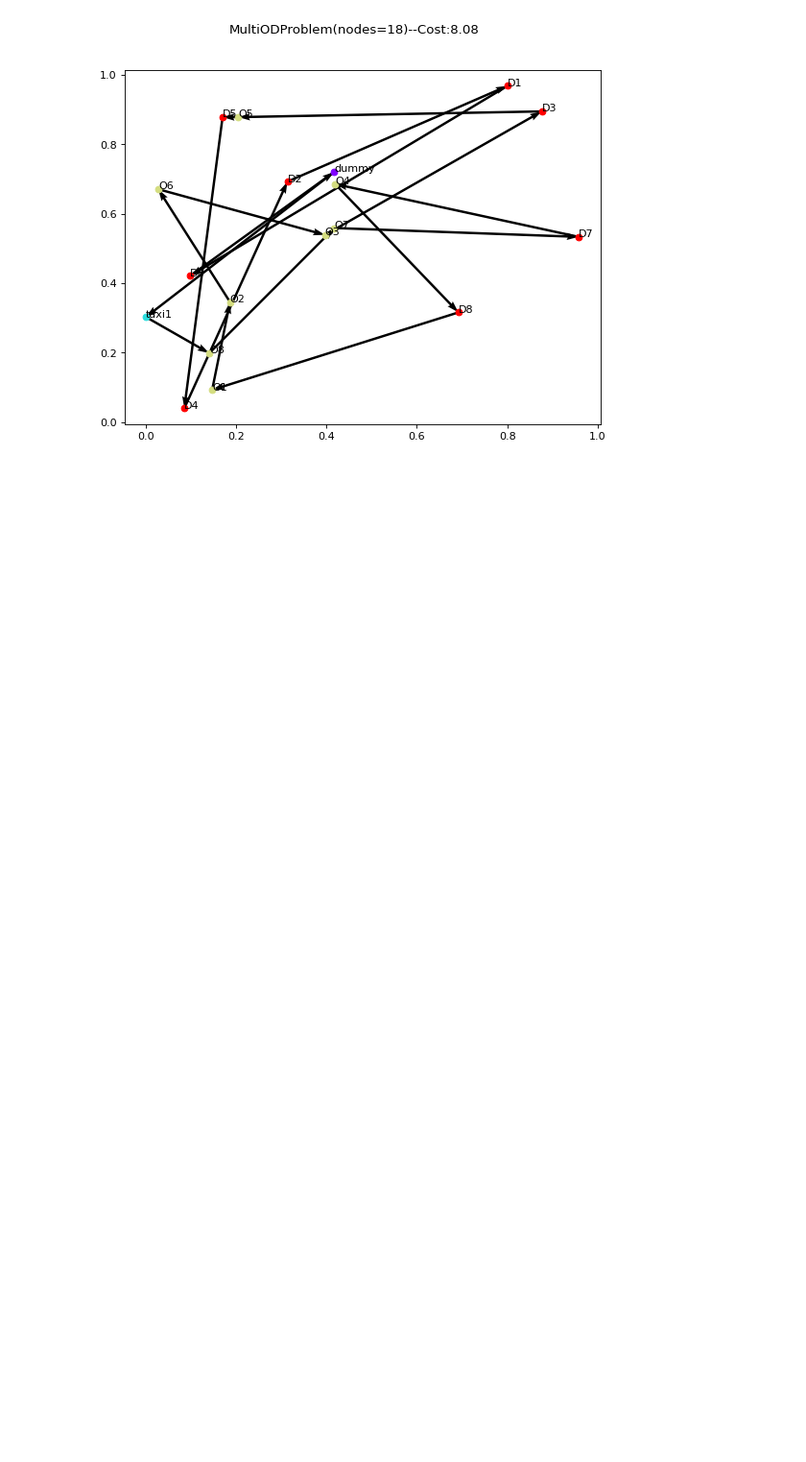
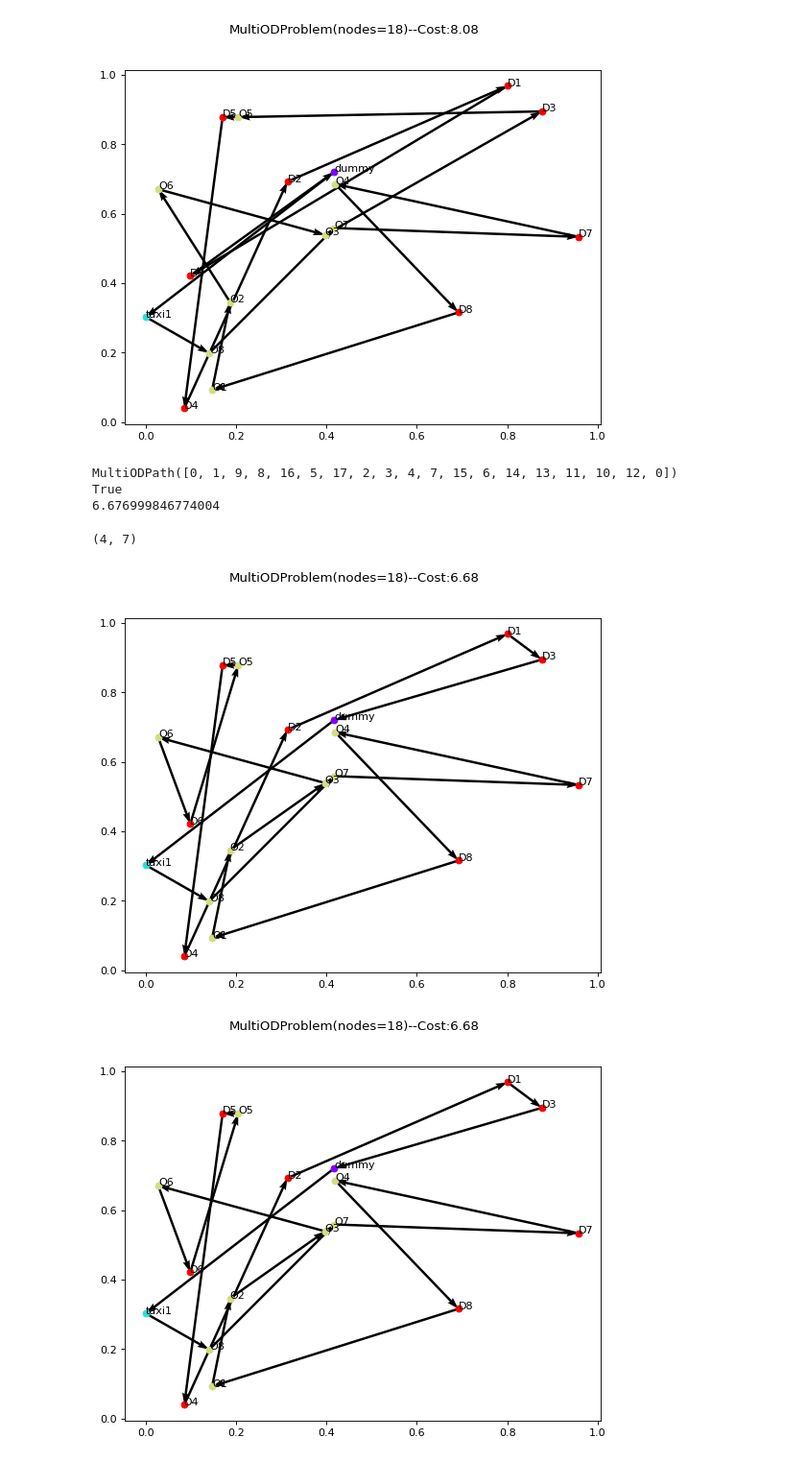
Before and after one commit to bwfbowen/L2T, a Jupyter notebook: test.ipynb, the cells around one changed output. Shown: that part at 96% size. Saved outputs shown, nothing was run; the diff lists cells and outputs as text; code cells hidden in the pictures; blank space fills up the shorter version.

Commit message:
created OD pairs exchange operator

```diff
--- a/test.ipynb
+++ b/test.ipynb
@@ -71,3 +71,23 @@ display_result(p, s)
 # in-block optimization: 2-opt
 # O up, D down
 # O down, D up
+# %%
+# OD pairs exchnage
+improved_path, min_delta, label = o6(s)
+if improved_path is not None:
+    print(improved_path)
+    print(p.is_feasible(s))
+    print(p.calc_cost(s))
+# %% [output]
+MultiODPath([0, 1, 9, 8, 16, 5, 17, 2, 3, 4, 7, 15, 6, 14, 13, 11, 10, 12, 0])
+True
+6.676999846774004
+# %%
+label
+# %% [output]
+(4, 7)
+# %%
+display_result(p, s)
+# %% [output]
+[figure, added]
+[figure, added]
```
Also changed, not shown: 1 other file.
